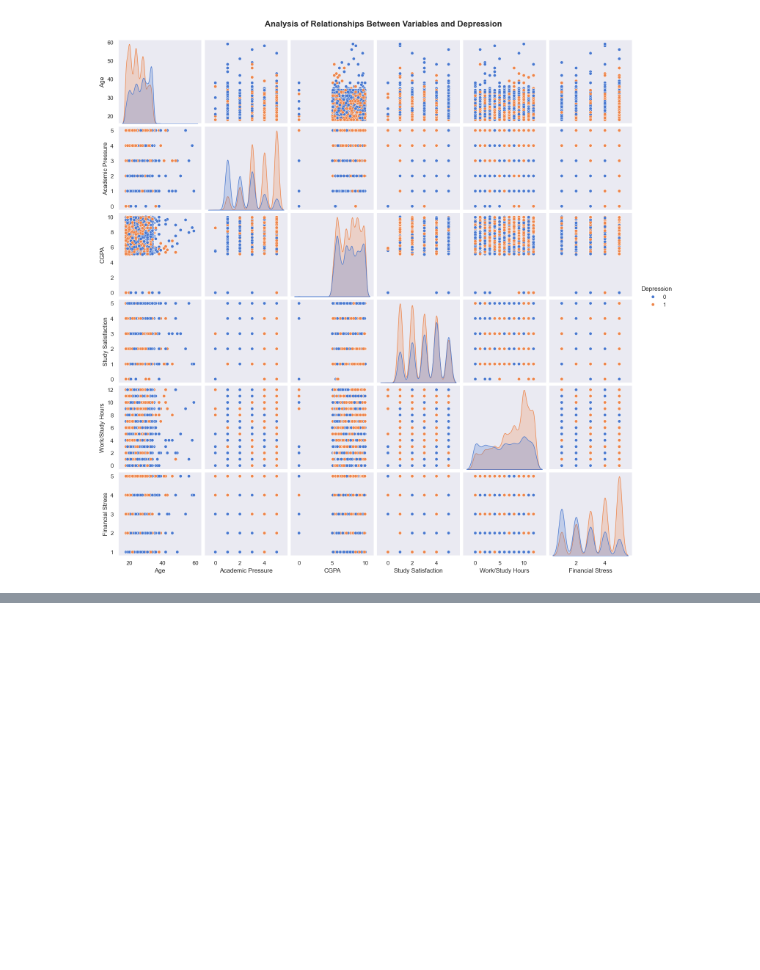
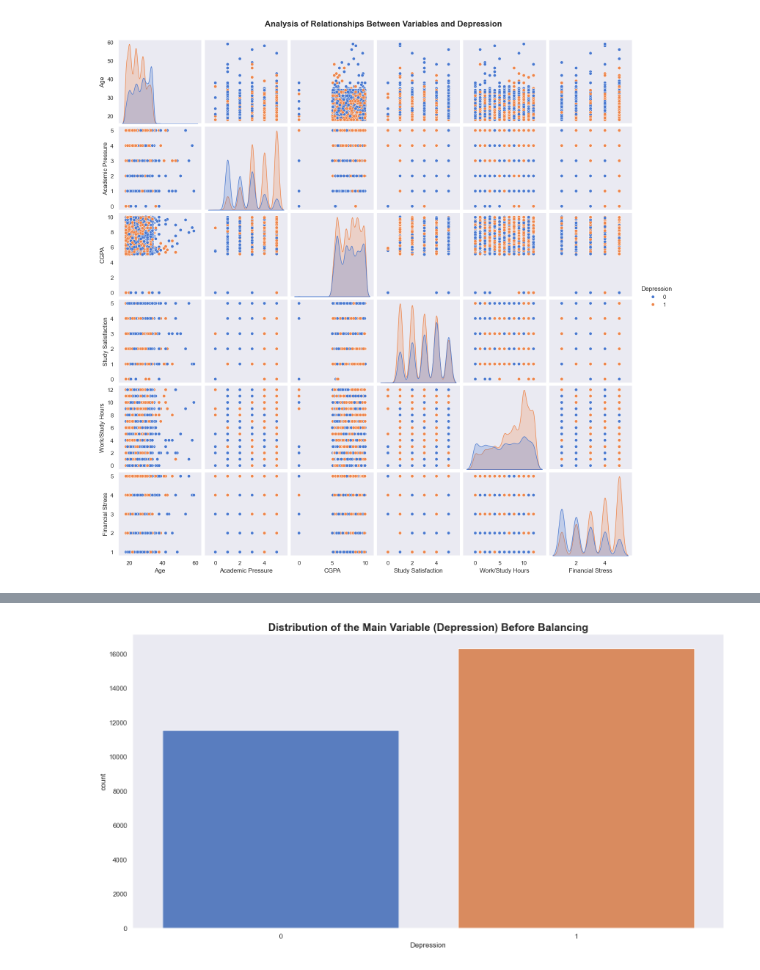
Before and after one commit to JoaoHeslin/Predicting-Depression-in-Student, a Jupyter notebook: relatorio.ipynb, the cells around one changed output, grey strips where cells are left out. Cells and saved outputs as stored; diff of their text form; code cells hidden in the pictures; blank space fills up the shorter version.

```diff
--- a/relatorio.ipynb
+++ b/relatorio.ipynb
@@ -560,2 +604,10 @@ plt.show()
+# %%
+fig, ax = plt.subplots(figsize=(15,8))
+sns.countplot(data=df, x="Depression", palette="muted")
+ax.set_title("Distribution of the Main Variable (Depression) Before Balancing", fontsize=18,fontweight="bold")
+plt.tight_layout()
+plt.show()
+# %% [output]
+[figure, added]
 # %%
 from imblearn.over_sampling import SMOTE
```
Also changed, not shown: parts of 72 cells of this notebook.
